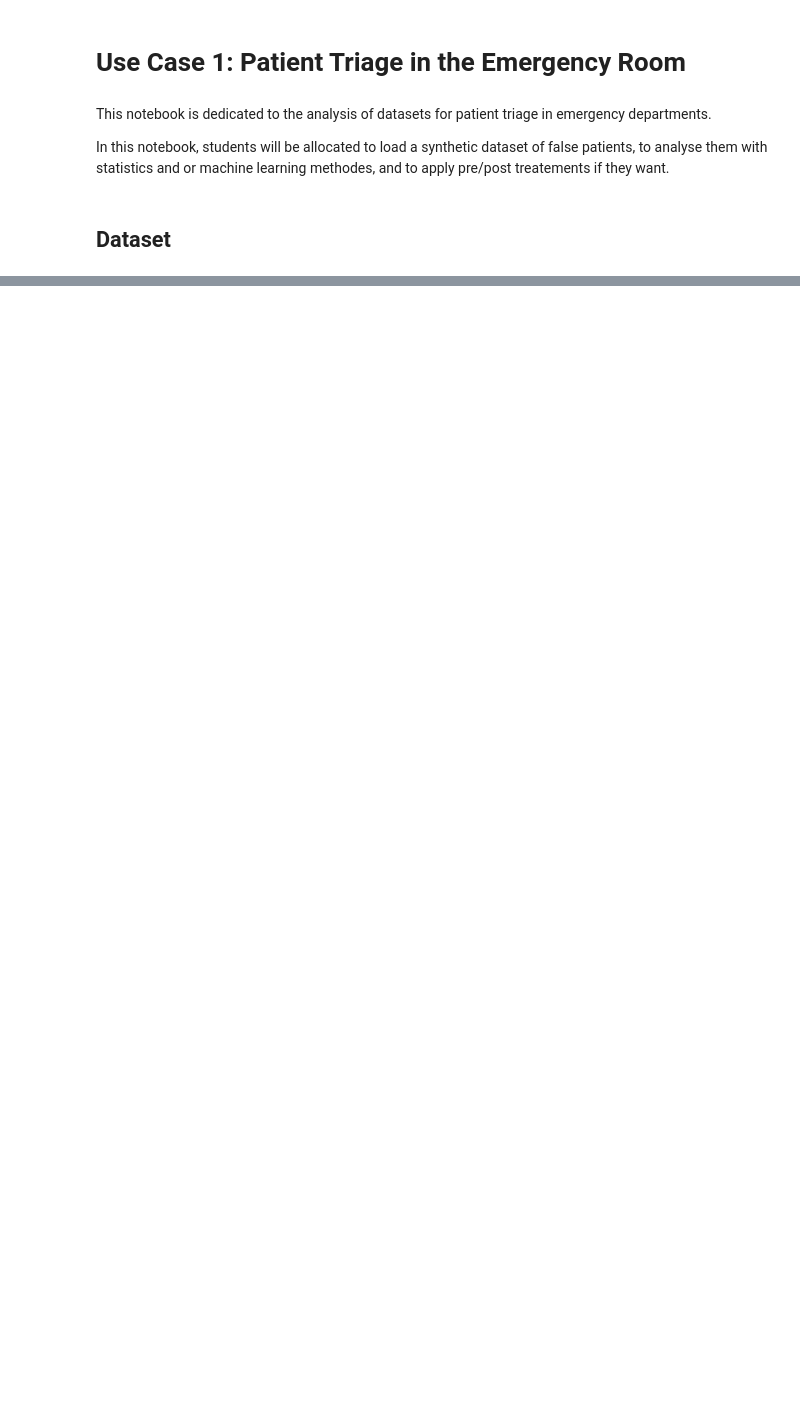
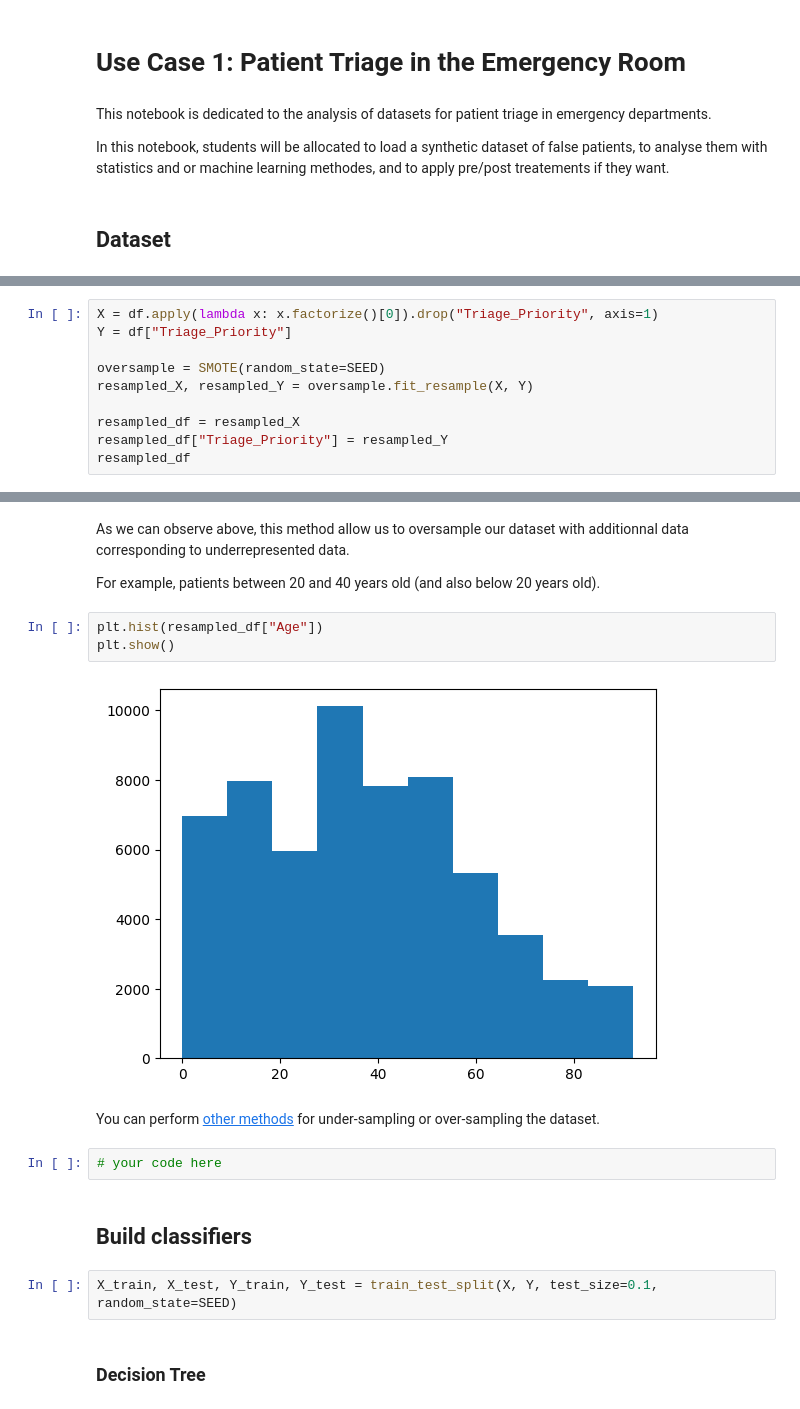
Before and after one commit to a-t-richard/AI-Responsibility-in-Healthcare, a Jupyter notebook: UC1-patient-triage/UC1_Patient_Triage.ipynb, the cells around one changed output, grey strips where cells are left out. Drawn from its saved outputs; the diff is of its cells as text; blank space fills up the shorter version.

Commit message:
draft UC1 with synthetic data

```diff
--- a/UC1-patient-triage/UC1_Patient_Triage.ipynb
+++ b/UC1-patient-triage/UC1_Patient_Triage.ipynb
@@ -33,0 +145,10 @@ To use this dataset, we first need to load it from the file *UC1-dataset.csv*
+# %%
+X = df.apply(lambda x: x.factorize()[0]).drop("Triage_Priority", axis=1)
+Y = df["Triage_Priority"]
+
+oversample = SMOTE(random_state=SEED)
+resampled_X, resampled_Y = oversample.fit_resample(X, Y)
+
+resampled_df = resampled_X
+resampled_df["Triage_Priority"] = resampled_Y
+resampled_df
@@ -33,0 +169,19 @@ To use this dataset, we first need to load it from the file *UC1-dataset.csv*
+# %% [markdown]
+As we can observe above, this method allow us to oversample our dataset with additionnal data corresponding to underrepresented data.
+
+For example, patients between 20 and 40 years old (and also below 20 years old).
+# %%
+plt.hist(resampled_df["Age"])
+plt.show()
+# %% [output]
+[figure, added]
+# %% [markdown]
+You can perform [other methods](https://github.com/scikit-learn-contrib/imbalanced-learn/wiki) for under-sampling or over-sampling the dataset.
+# %%
+# your code here
+# %% [markdown]
+## Build classifiers
+# %%
+X_train, X_test, Y_train, Y_test = train_test_split(X, Y, test_size=0.1, random_state=SEED)
+# %% [markdown]
+### Decision Tree
```
Also changed, not shown: parts of 38 cells of this notebook, 3 other files.
